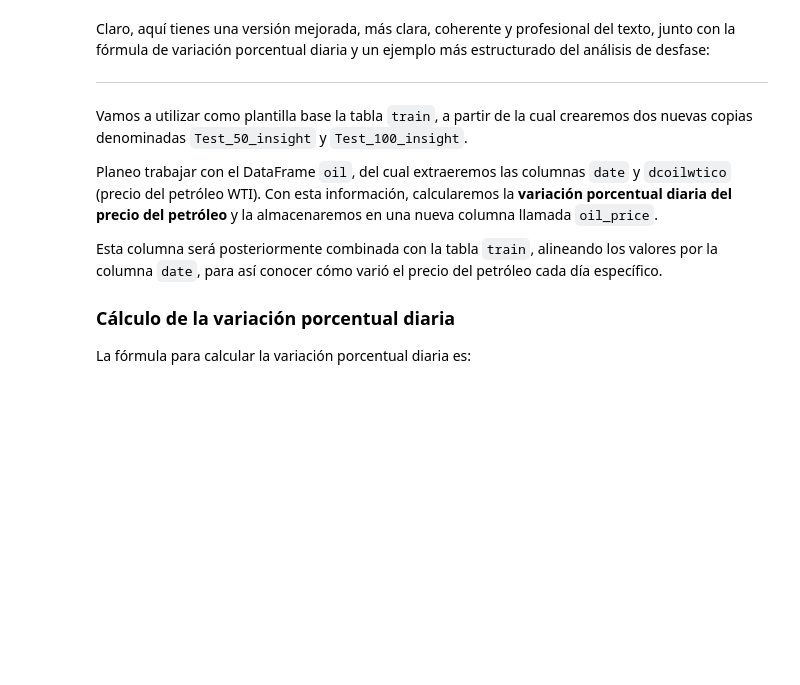
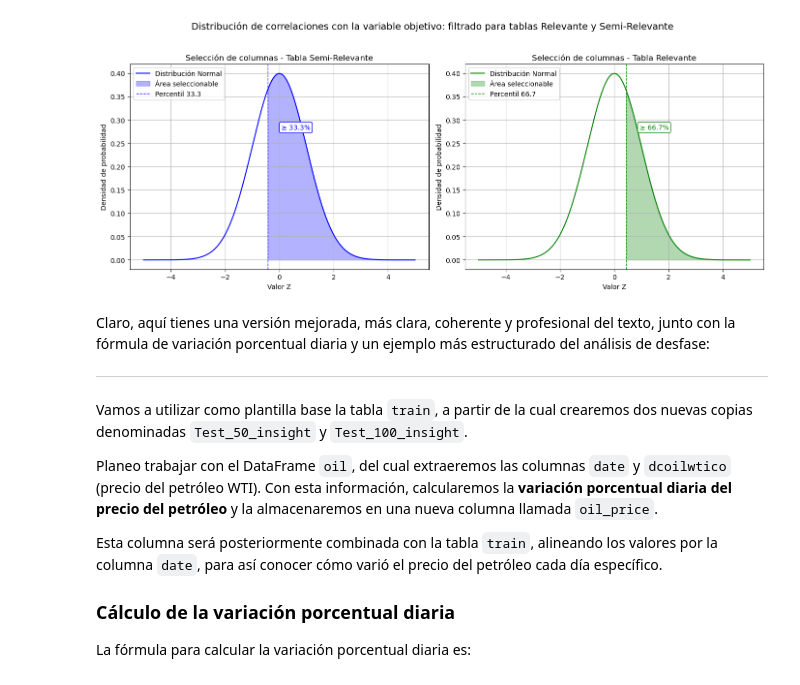
Before and after one commit to Ares-Infenus/Retail_Sales_Trend_Analysis, a Jupyter notebook: notebooks/03_Tables_trains_synthetic.ipynb, the cells around one changed output. Drawn from its saved outputs; the diff is of its cells as text; code cells hidden in the pictures; blank space fills up the shorter version.

Commit message:
Añadiendo contexto y de paso agregando nuevas investigacios de posobles columnas insight.

```diff
--- a/notebooks/03_Tables_trains_synthetic.ipynb
+++ b/notebooks/03_Tables_trains_synthetic.ipynb
@@ -3,3 +34,51 @@ En este notebook nos encargaremso de crear las dos nuevas tablas con ingenieria
+# %%
+import matplotlib.pyplot as plt
+import numpy as np
+from scipy.stats import norm
+
+# Datos base
+x = np.linspace(-5, 5, 1000)
+mean = 0
+std_dev = 1
+y = norm.pdf(x, mean, std_dev)
+
+# Percentiles
+p33 = norm.ppf(0.333, loc=mean, scale=std_dev)
+p66 = norm.ppf(0.6666666, loc=mean, scale=std_dev)
+
+# Crear figura con dos subgráficas
+fig, (ax1, ax2) = plt.subplots(1, 2, figsize=(14, 6))
+
+# Tabla Semi-Relevante
+ax1.plot(x, y, color='blue', label='Distribución Normal')
+ax1.fill_between(x, y, where=(x >= p33), color='blue', alpha=0.3, label='Área seleccionable')
+ax1.axvline(p33, color='blue', linestyle='--', linewidth=1, label='Percentil 33.3')
+ax1.text(p33 + 0.5, max(y)*0.7, '≥ 33.3%', color='blue', fontsize=10, bbox=dict(facecolor='white', edgecolor='blue', boxstyle='round,pad=0.3'))
+ax1.set_title('Selección de columnas - Tabla Semi-Relevante', fontsize=12)
+ax1.set_xlabel('Valor Z')
+ax1.set_ylabel('Densidad de probabilidad')
+ax1.legend(loc='upper left')
+ax1.grid(True)
+
+# Tabla Relevante
+ax2.plot(x, y, color='green', label='Distribución Normal')
+ax2.fill_between(x, y, where=(x >= p66), color='green', alpha=0.3, label='Área seleccionable')
+ax2.axvline(p66, color='green', linestyle='--', linewidth=1, label='Percentil 66.7')
+ax2.text(p66 + 0.5, max(y)*0.7, '≥ 66.7%', color='green', fontsize=10, bbox=dict(facecolor='white', edgecolor='green', boxstyle='round,pad=0.3'))
+ax2.set_title('Selección de columnas - Tabla Relevante', fontsize=12)
+ax2.set_xlabel('Valor Z')
+ax2.set_ylabel('Densidad de probabilidad')
+ax2.legend(loc='upper left')
+ax2.grid(True)
+
+# Título general mejorado
+plt.suptitle('Distribución de correlaciones con la variable objetivo: filtrado para tablas Relevante y Semi-Relevante', fontsize=14)
+
+# Ajustar diseño
+plt.tight_layout(rect=[0, 0.03, 1, 0.95])
+plt.show()
+# %% [output]
+[figure, added]
 # %% [markdown]
 Claro, aquí tienes una versión mejorada, más clara, coherente y profesional del texto, junto con la fórmula de variación porcentual diaria y un ejemplo más estructurado del análisis de desfase:
 
```
Also changed, not shown: parts of 3 cells of this notebook, 1 other file.
